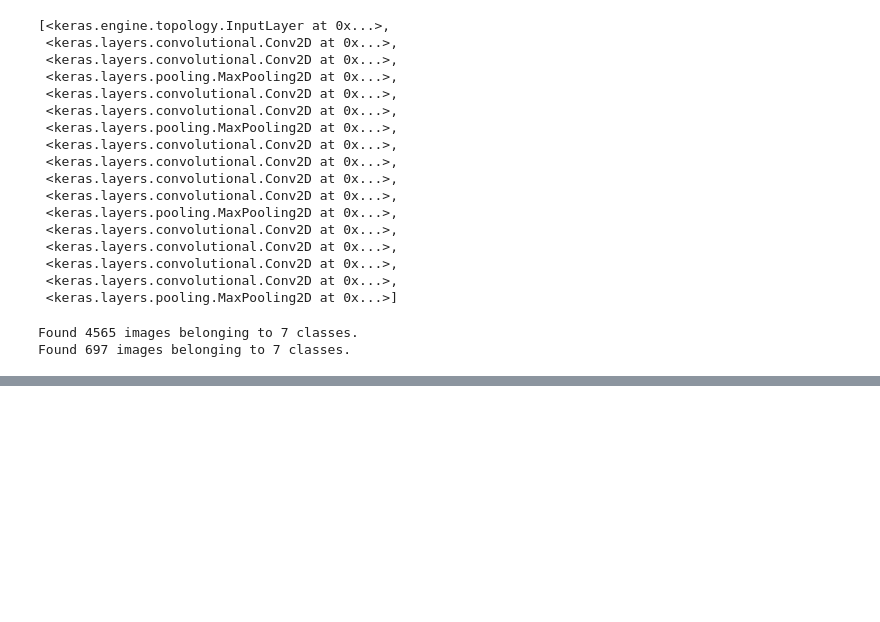
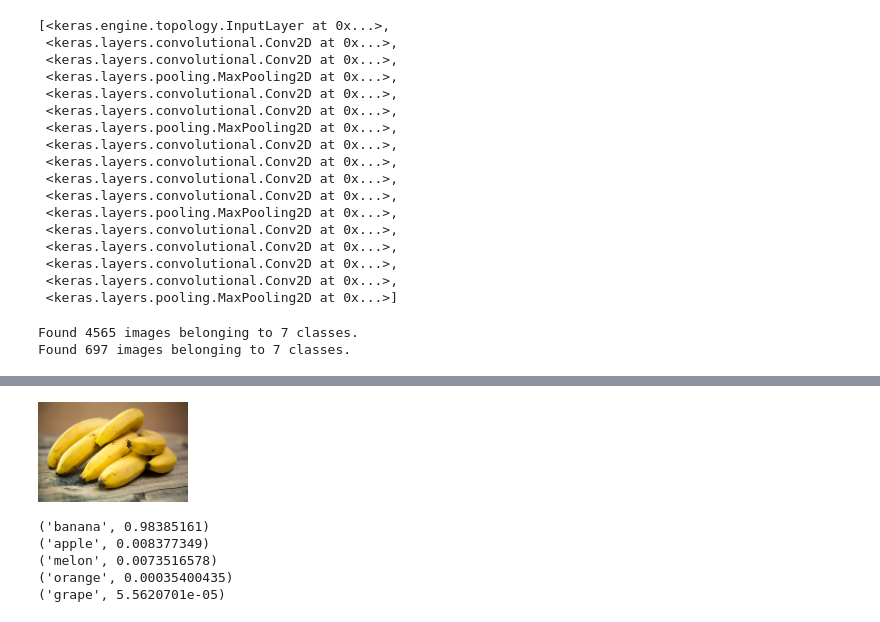
Before and after one commit to taji-taji/image_classifier_sample, a Jupyter notebook: classifier/fine-tuning-vgg19.ipynb, the cells around one changed output, grey strips where cells are left out. Cells and saved outputs as stored; diff of their text form; code cells hidden in the pictures; blank space fills up the shorter version.

```diff
--- a/classifier/fine-tuning-vgg19.ipynb
+++ b/classifier/fine-tuning-vgg19.ipynb
@@ -198,0 +235,9 @@ model.save('./results/model-vgg19_1.h5')
+# %%
+predict('./data/samples/banana1.jpg')
+# %% [output]
+[figure, added]
+('banana', 0.98385161)
+('apple', 0.008377349)
+('melon', 0.0073516578)
+('orange', 0.00035400435)
+('grape', 5.5620701e-05)
```
Also changed, not shown: parts of 11 cells of this notebook, 4 other files.
